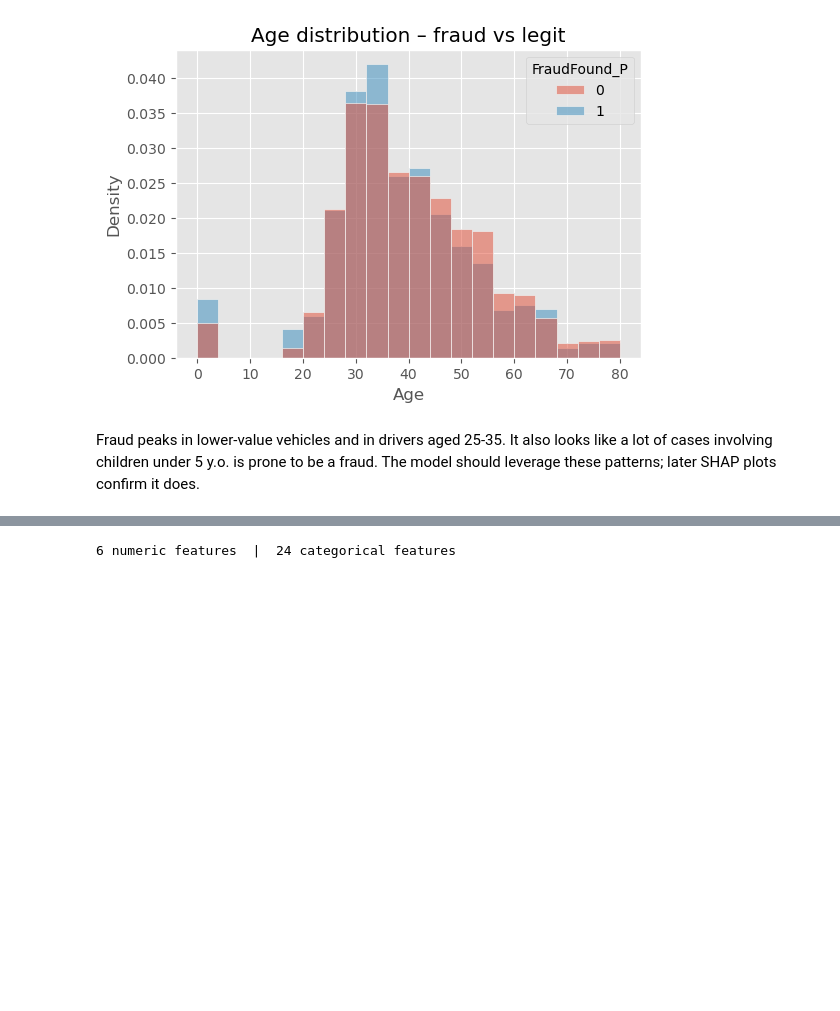
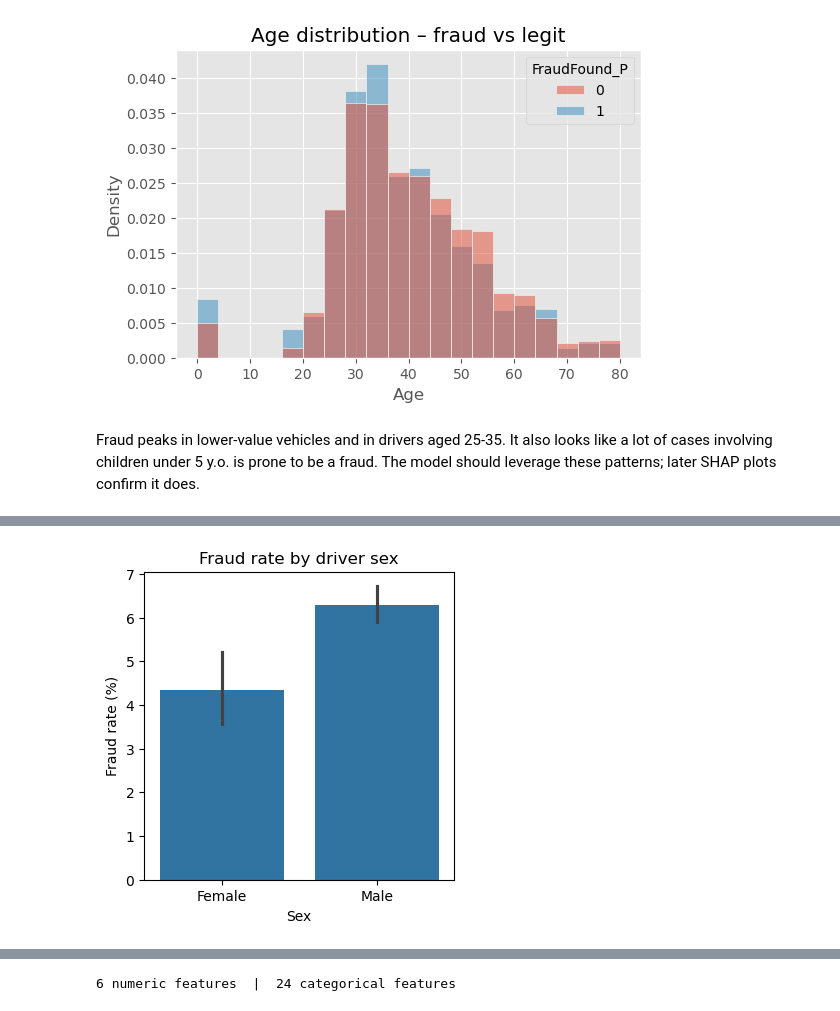
Before and after one commit to bakewka94/CapstoneProject-Udacity, a Jupyter notebook: Fraud Detection Project.ipynb, the cells around one changed output, grey strips where cells are left out. Cells and saved outputs as stored; diff of their text form; code cells hidden in the pictures; blank space fills up the shorter version.

```diff
--- a/Fraud Detection Project.ipynb
+++ b/Fraud Detection Project.ipynb
@@ -120,0 +143,9 @@ The model should leverage these patterns; later SHAP plots confirm it does.
+# %%
+#Fraud rate by driver sex
+plt.figure(figsize=(4,4))
+sns.barplot(data=df, x="Sex", y=fraud_col, estimator=lambda x: x.mean()*100)
+plt.ylabel("Fraud rate (%)")
+plt.title("Fraud rate by driver sex")
+plt.show()
+# %% [output]
+[figure, added]
```
Also changed, not shown: parts of 3 cells of this notebook.
